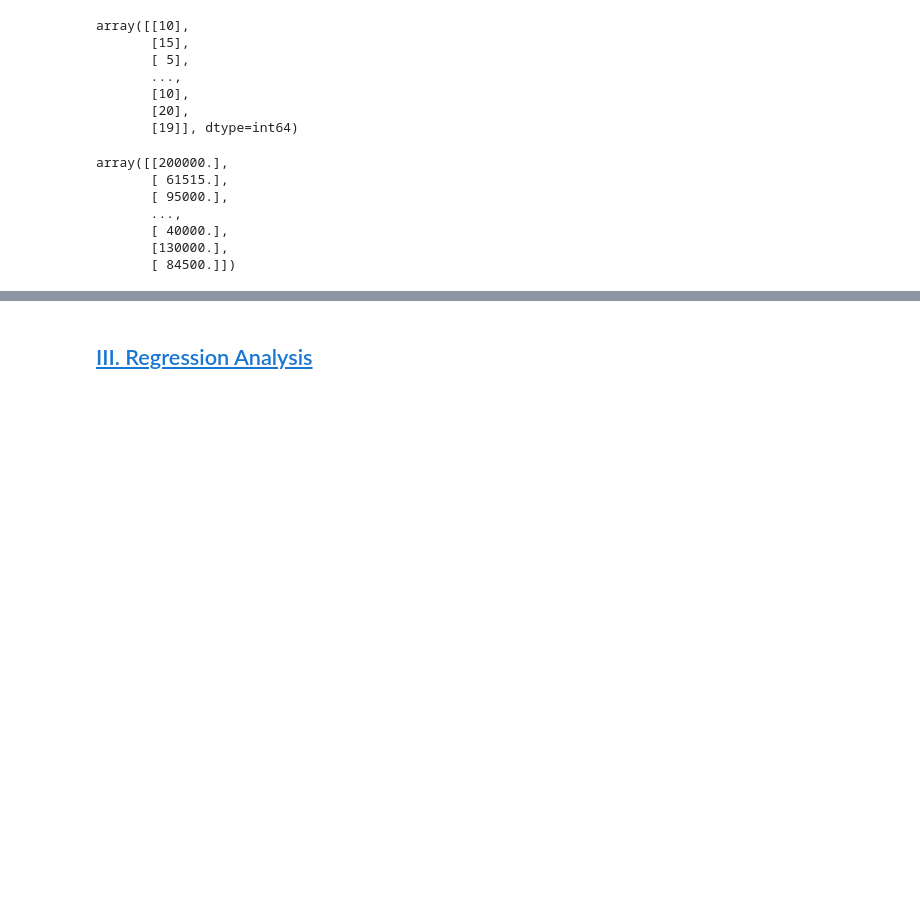
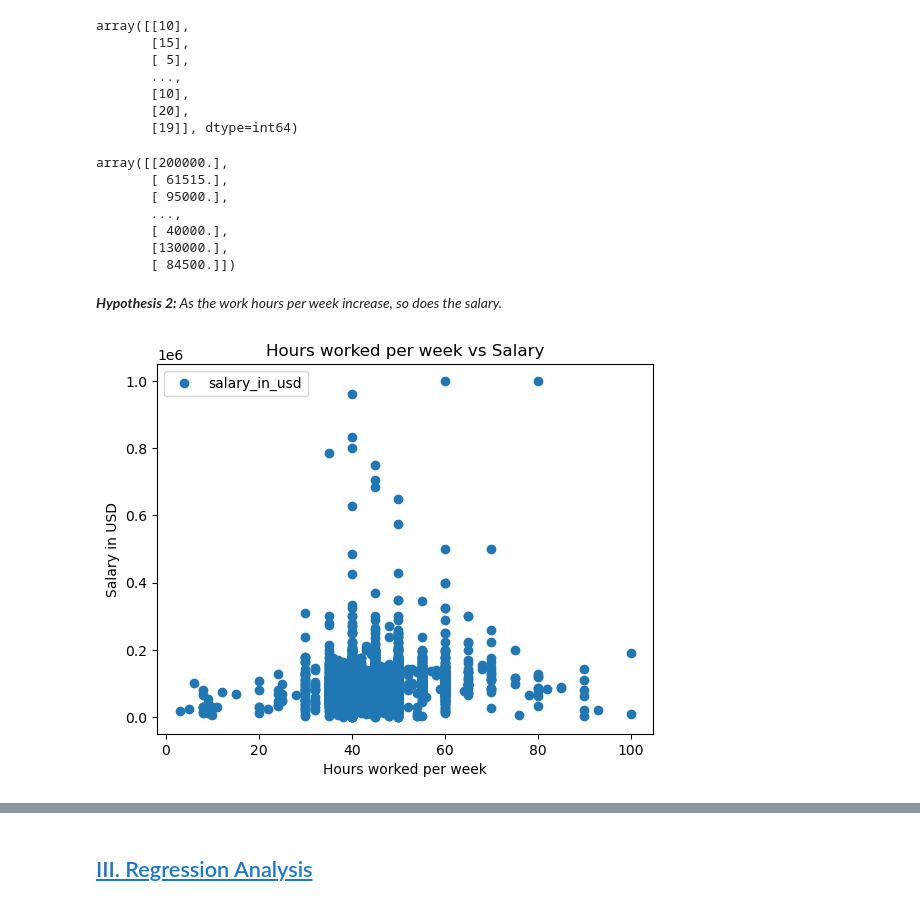
Before and after one commit to goghcore/2021-data-salary-data-analysis, a Jupyter notebook: python-scripts/04-supervised-machine-learning-regression.ipynb, the cells around one changed output, grey strips where cells are left out. Drawn from its saved outputs; the diff is of its cells as text; code cells hidden in the pictures; blank space fills up the shorter version.

```diff
--- a/python-scripts/04-supervised-machine-learning-regression.ipynb
+++ b/python-scripts/04-supervised-machine-learning-regression.ipynb
@@ -182,3 +189,14 @@ array([[200000.],
 # %%
 # split data into a training set and a test set
 X_train, X_test, y_train, y_test = train_test_split(X, y, test_size=0.3, random_state=0)
+# %% [markdown]
+***Hypothesis 2:** As the work hours per week increase, so does the salary.*
+# %%
+# create a scatterplot
+df.plot(x = 'hours_worked_per_week', y='salary_in_usd',style='o')
+plt.title('Hours worked per week vs Salary')
+plt.xlabel('Hours worked per week')
+plt.ylabel('Salary in USD')
+plt.show()
+# %% [output]
+[figure, added]
```
Also changed, not shown: parts of 50 cells of this notebook.
